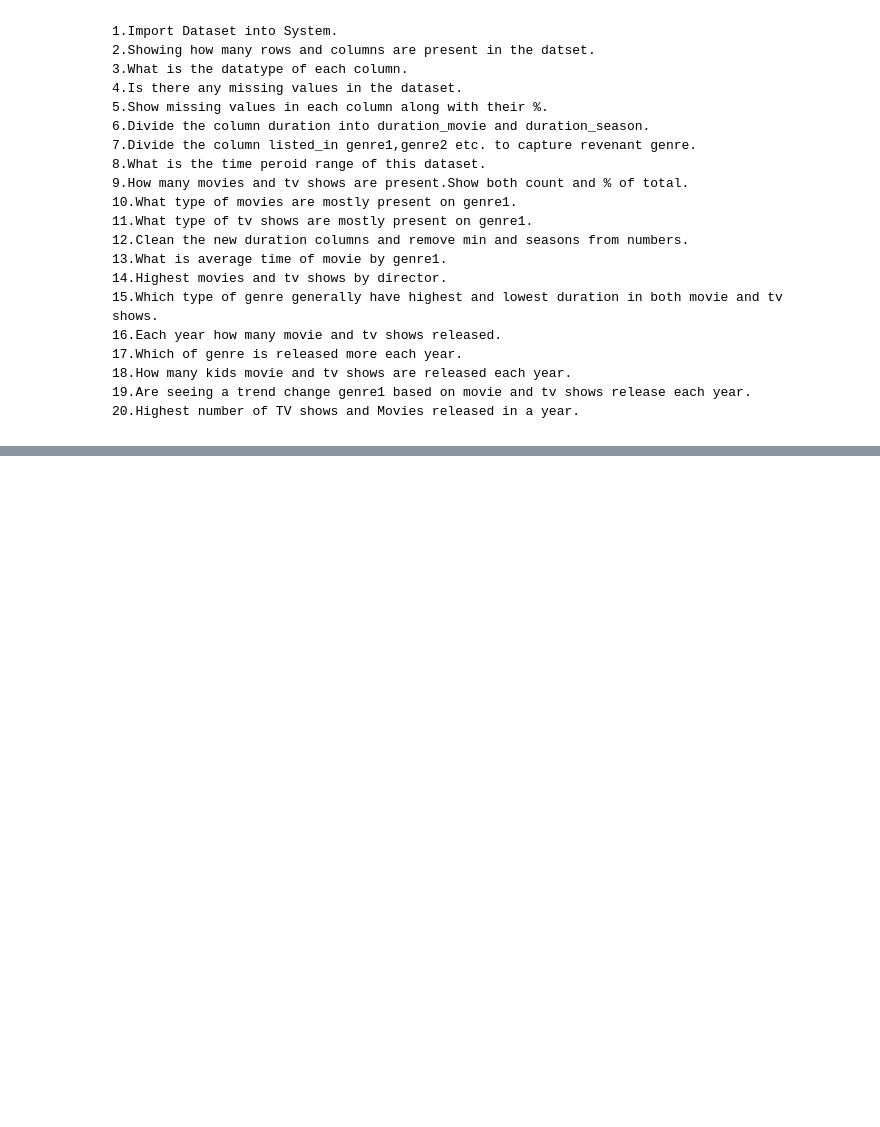
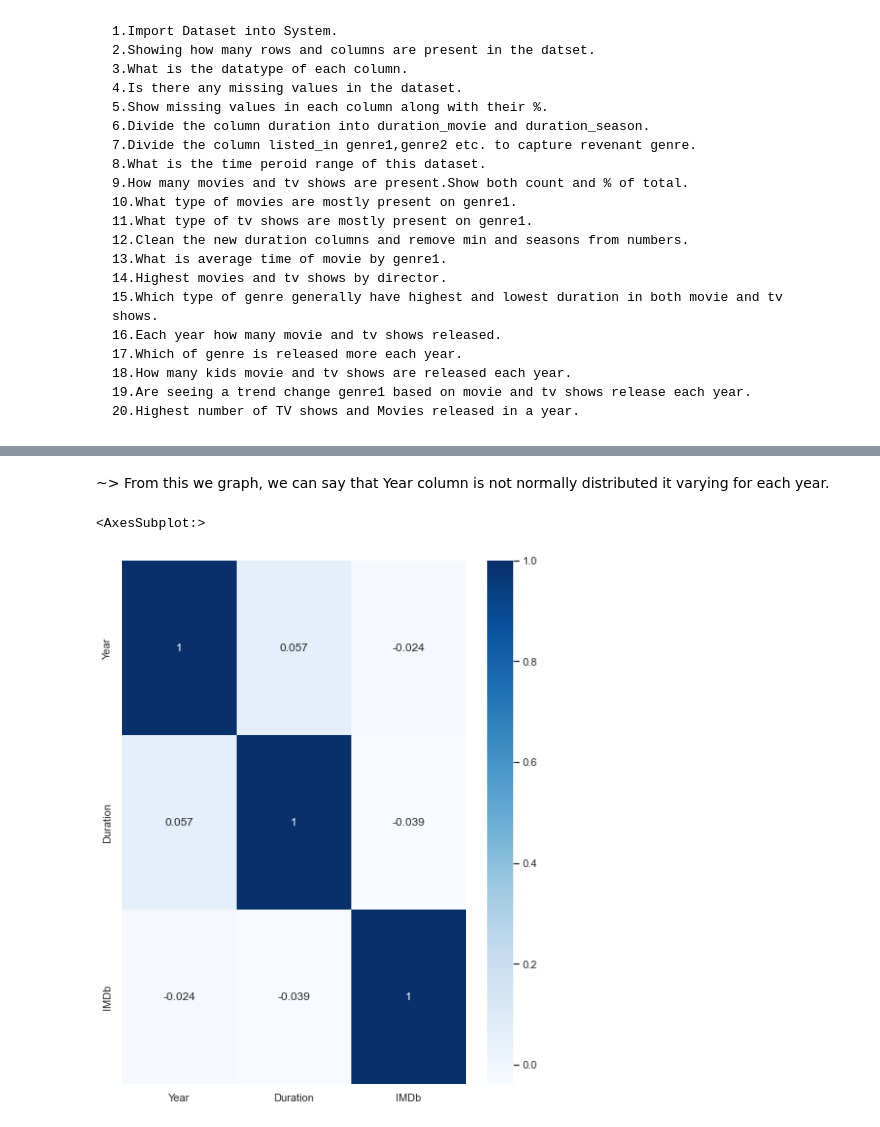
Before and after one commit to KarthikYadagiri16/Amazon-Prime-Movies-and-TV-Shows, a Jupyter notebook: Amazon Prime Movies and TV Shows EDA Project.ipynb, the cells around one changed output, grey strips where cells are left out. Saved outputs shown, nothing was run; the diff lists cells and outputs as text; code cells hidden in the pictures; blank space fills up the shorter version.

```diff
--- a/Amazon Prime Movies and TV Shows EDA Project.ipynb
+++ b/Amazon Prime Movies and TV Shows EDA Project.ipynb
@@ -326,0 +554,10 @@ plt.title("No of seasons available vs Year of release")
+# %% [markdown]
+~> From this we graph, we can say that Year column is not normally distributed it varying for each year.
+# %%
+#Correlation
+corr=amazonPrime.corr()
+sns.set(rc={'figure.figsize':(8,10)})
+sns.heatmap(corr,annot=True,cmap='Blues')
+# %% [output]
+<AxesSubplot:>
+[figure, added]
```
Also changed, not shown: parts of 162 cells of this notebook.
